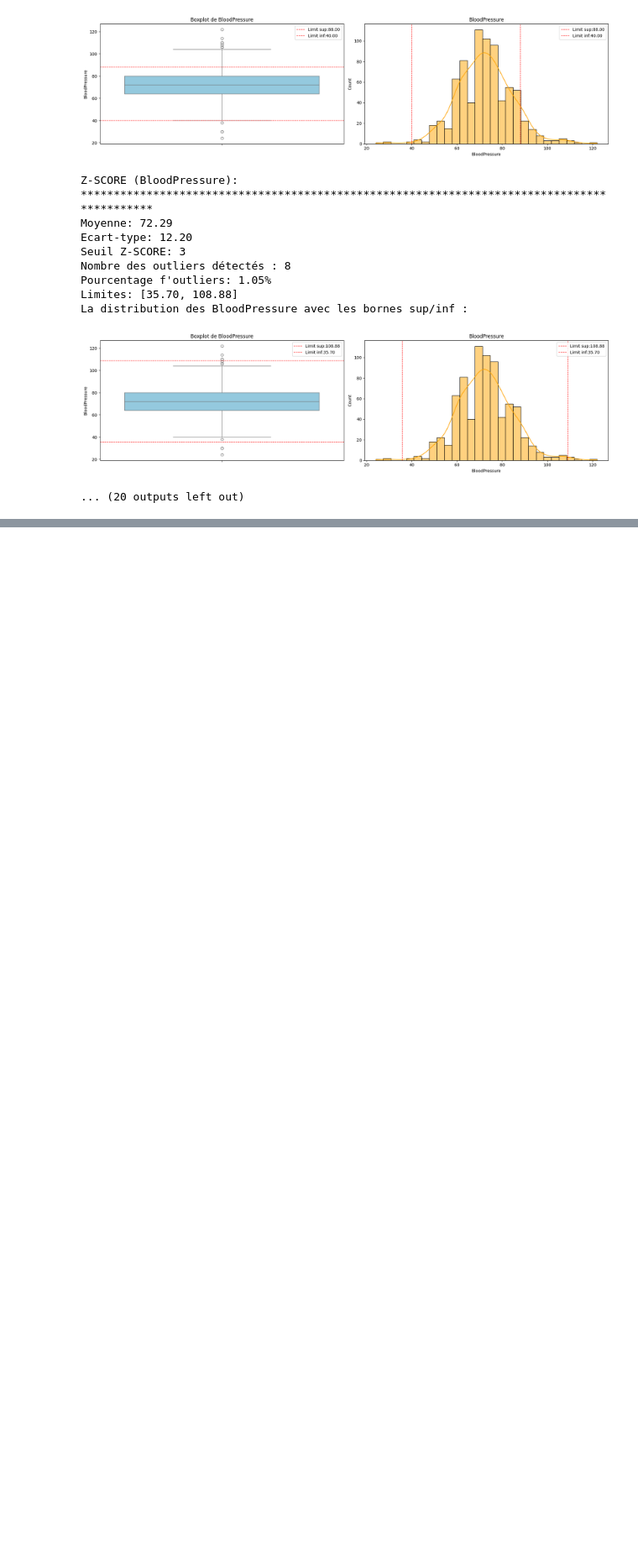
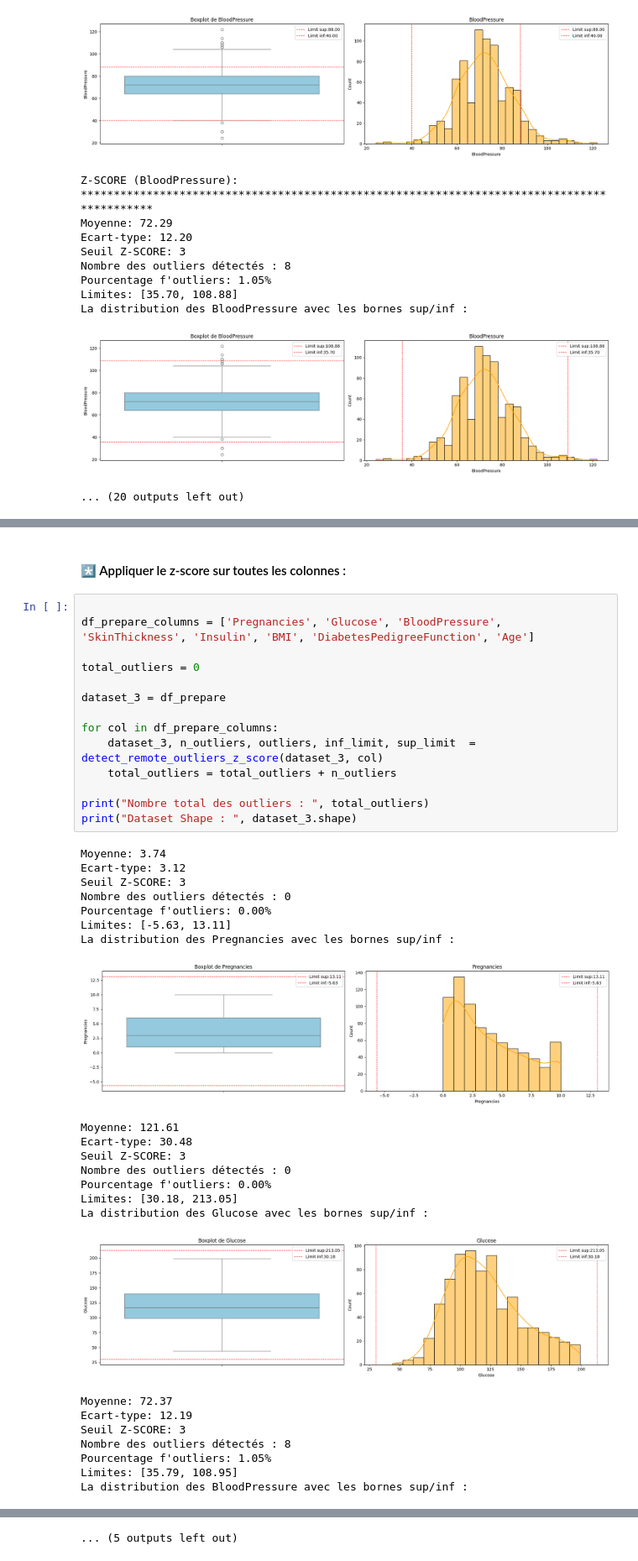
Before and after one commit to bouchramilo/Analysis_and_Prediction_of_the_Risk_of_Diabetes, a Jupyter notebook: Pretraitement.ipynb, the cells around one changed output, grey strips where cells are left out. Shown at 84% size. Drawn from its saved outputs; the diff is of its cells as text; blank space fills up the shorter version.

Commit message:
APRD-11 Traitement des outliers

```diff
--- a/Pretraitement.ipynb
+++ b/Pretraitement.ipynb
@@ -233,0 +358,40 @@ La distribution des BloodPressure avec les bornes sup/inf :
+# %% [markdown]
+#### *️⃣ Appliquer le z-score sur toutes les colonnes :
+# %%
+
+df_prepare_columns = ['Pregnancies', 'Glucose', 'BloodPressure', 'SkinThickness', 'Insulin', 'BMI', 'DiabetesPedigreeFunction', 'Age']
+
+total_outliers = 0
+
+dataset_3 = df_prepare
+
+for col in df_prepare_columns:
+    dataset_3, n_outliers, outliers, inf_limit, sup_limit  = detect_remote_outliers_z_score(dataset_3, col)
+    total_outliers = total_outliers + n_outliers
+
+print("Nombre total des outliers : ", total_outliers)
+print("Dataset Shape : ", dataset_3.shape)
+# %% [output]
+Moyenne: 3.74
+Ecart-type: 3.12
+Seuil Z-SCORE: 3
+Nombre des outliers détectés : 0
+Pourcentage f'outliers: 0.00%
+Limites: [-5.63, 13.11]
+La distribution des Pregnancies avec les bornes sup/inf :
+[figure, added]
+Moyenne: 121.61
+Ecart-type: 30.48
+Seuil Z-SCORE: 3
+Nombre des outliers détectés : 0
+Pourcentage f'outliers: 0.00%
+Limites: [30.18, 213.05]
+La distribution des Glucose avec les bornes sup/inf :
+[figure, added]
+Moyenne: 72.37
+Ecart-type: 12.19
+Seuil Z-SCORE: 3
+Nombre des outliers détectés : 8
+Pourcentage f'outliers: 1.05%
+Limites: [35.79, 108.95]
+La distribution des BloodPressure avec les bornes sup/inf :
@@ -233,0 +423 @@ La distribution des BloodPressure avec les bornes sup/inf :
+... (5 outputs left out)
```
Also changed, not shown: parts of 11 cells of this notebook, 1 other file.
